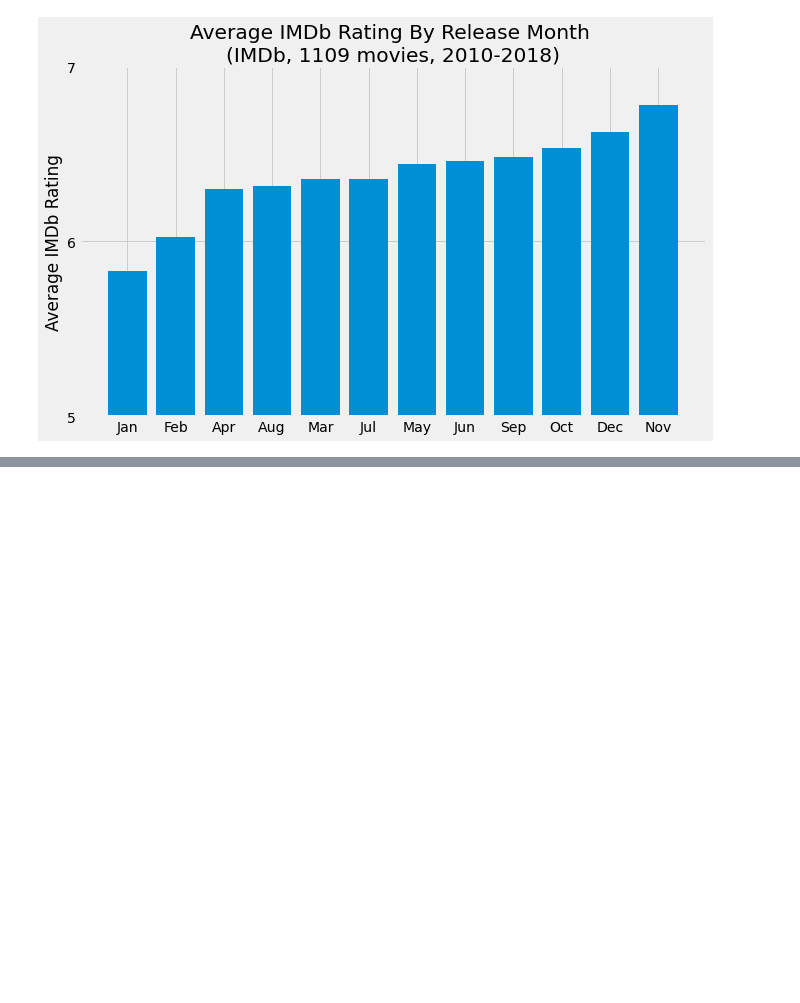
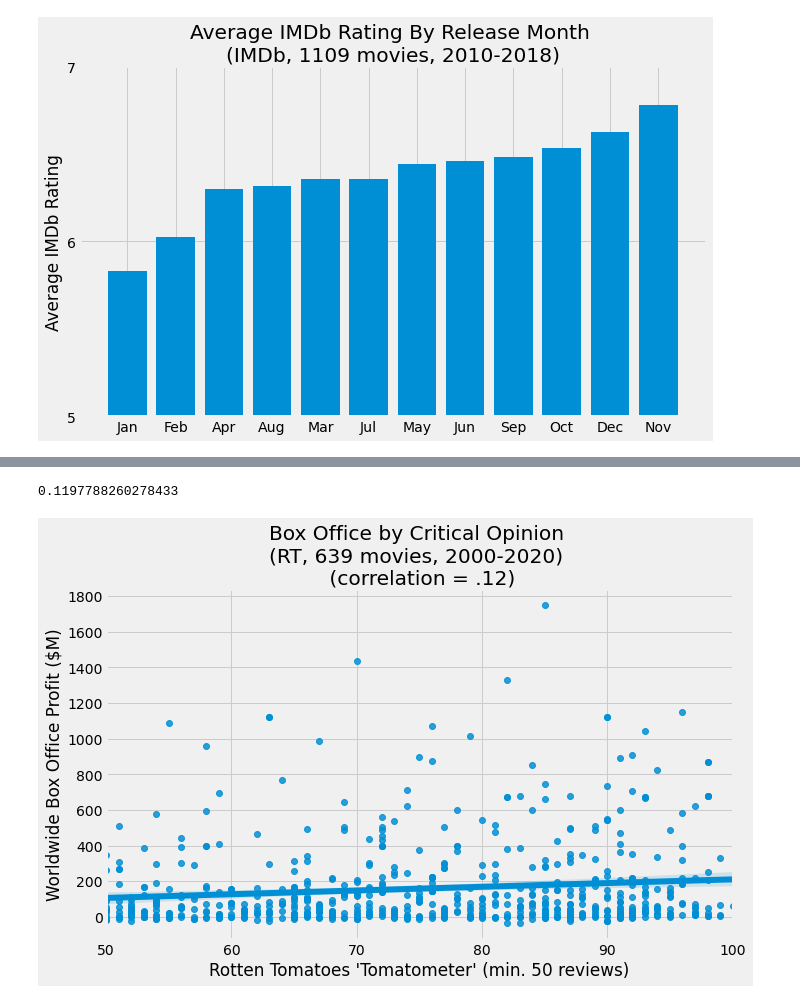
Before and after one commit to nate-walter/Movie-Studio-Project, a Jupyter notebook: Ben's Notebook.ipynb, the cells around one changed output, grey strips where cells are left out. Cells and saved outputs as stored; diff of their text form; code cells hidden in the pictures; blank space fills up the shorter version.

```diff
--- a/Ben's Notebook.ipynb
+++ b/Ben's Notebook.ipynb
@@ -288,0 +303,20 @@ ax.set_ylim(bottom=5, top=7);
+# %%
+#Drop all records with less than 50 reviews leaving 639 entries.
+#Find the correlation between the Tomatometer and Worldwide profit.
+merge_imdb_rt_kaggle = merge_imdb_rt_kaggle[merge_imdb_rt_kaggle.tomatometer_rating >= 50]
+merge_imdb_rt_kaggle.corr()['tomatometer_rating']['Worldwide Net Profit']
+# %% [output]
+0.1197788260278433
+# %%
+fig, ax = plt.subplots(figsize=(10,6))
+x = merge_imdb_rt_kaggle.tomatometer_rating
+y = merge_imdb_rt_kaggle['Worldwide Net Profit']
+ax.scatter(x, y , alpha=.2)
+sns.regplot(x=x,y=y)
+ax.set_xlabel('Rotten Tomatoes \'Tomatometer\' (min. 50 reviews)')
+ax.set_ylabel('Worldwide Box Office Profit ($M)')
+ax.set_title('Box Office by Critical Opinion \n(RT, 639 movies, 2000-2020) \n (correlation = .12)')
+ax.set_yticks(range(0,2000000000,200000000))
+ax.set_yticklabels(range(0,2000,200));
+# %% [output]
+[figure, added]
```
Also changed, not shown: parts of 14 cells of this notebook.
